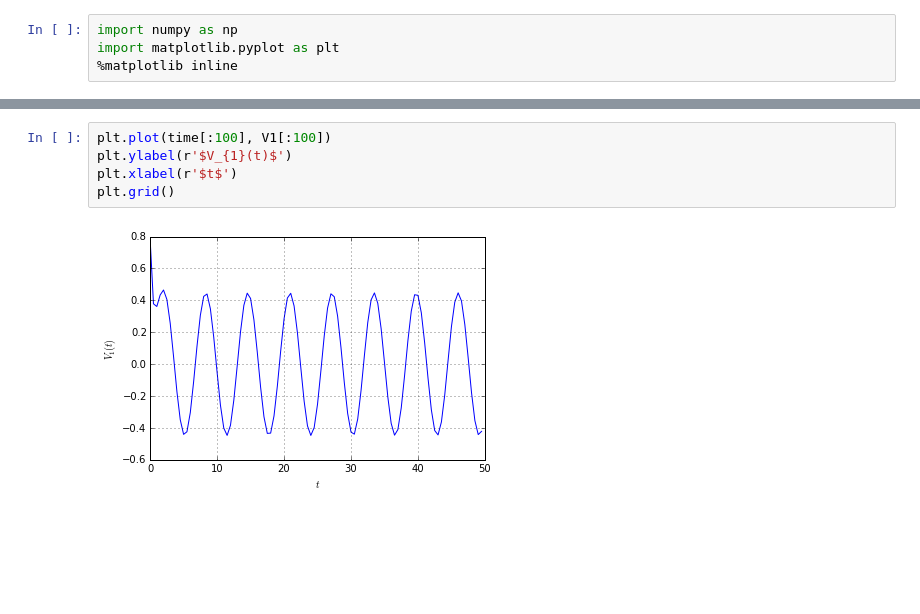
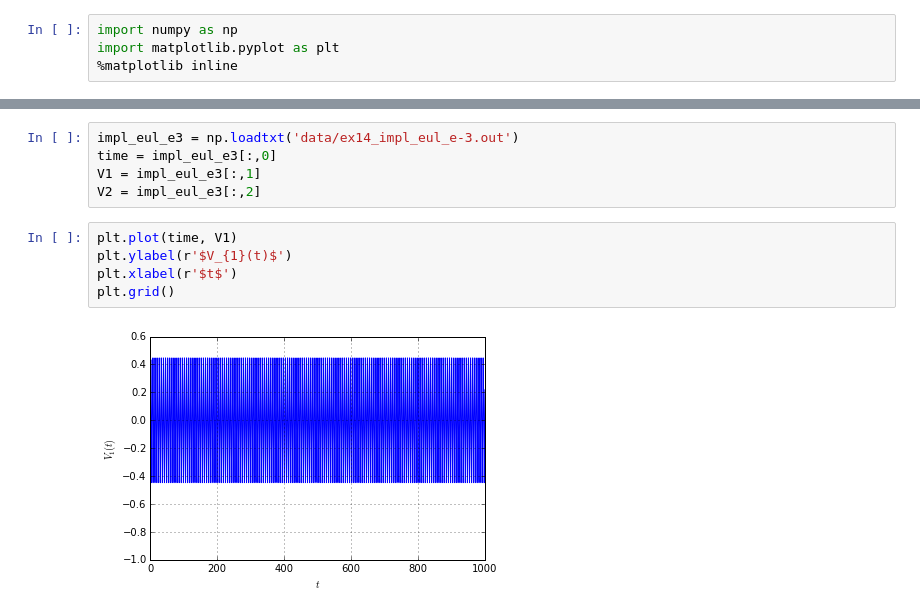
Before and after one commit to BerndSchwarzenbacher/numdiff, a Jupyter notebook: ueb3/ex14.ipynb, the cells around one changed output, grey strips where cells are left out. Cells and saved outputs as stored; diff of their text form; blank space fills up the shorter version.

Commit message:
plots ex14

```diff
--- a/ueb3/ex14.ipynb
+++ b/ueb3/ex14.ipynb
@@ -59,7 +66,12 @@ plt.grid()
+# %%
+impl_eul_e3 = np.loadtxt('data/ex14_impl_eul_e-3.out')
+time = impl_eul_e3[:,0]
+V1 = impl_eul_e3[:,1]
+V2 = impl_eul_e3[:,2]
 # %%
-plt.plot(time[:100], V1[:100])
+plt.plot(time, V1)
 plt.ylabel(r'$V_{1}(t)$')
 plt.xlabel(r'$t$')
 plt.grid()
 # %% [output]
-[figure, old version]
+[figure, new version]
```
Also changed, not shown: parts of 19 cells of this notebook, 2 other files.
